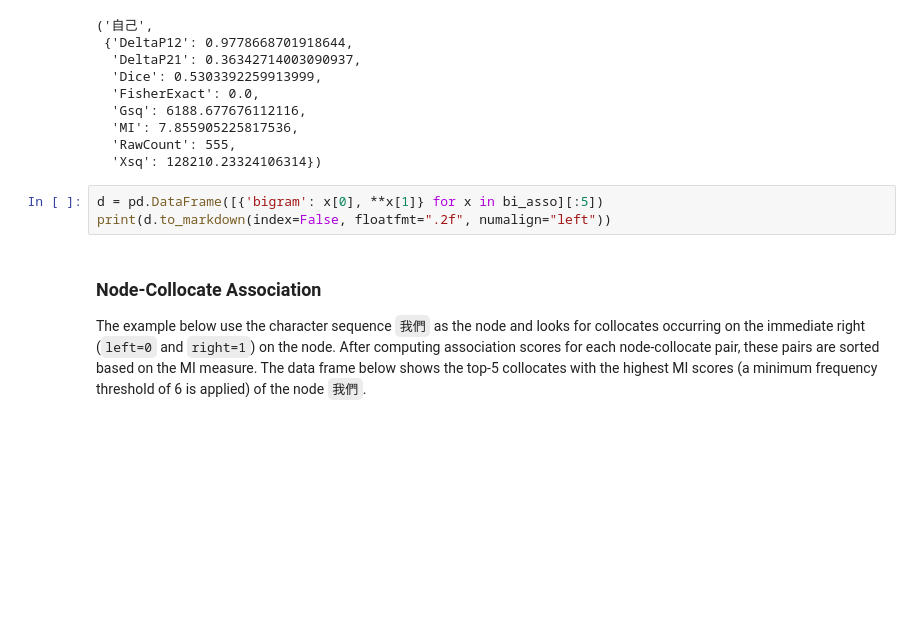
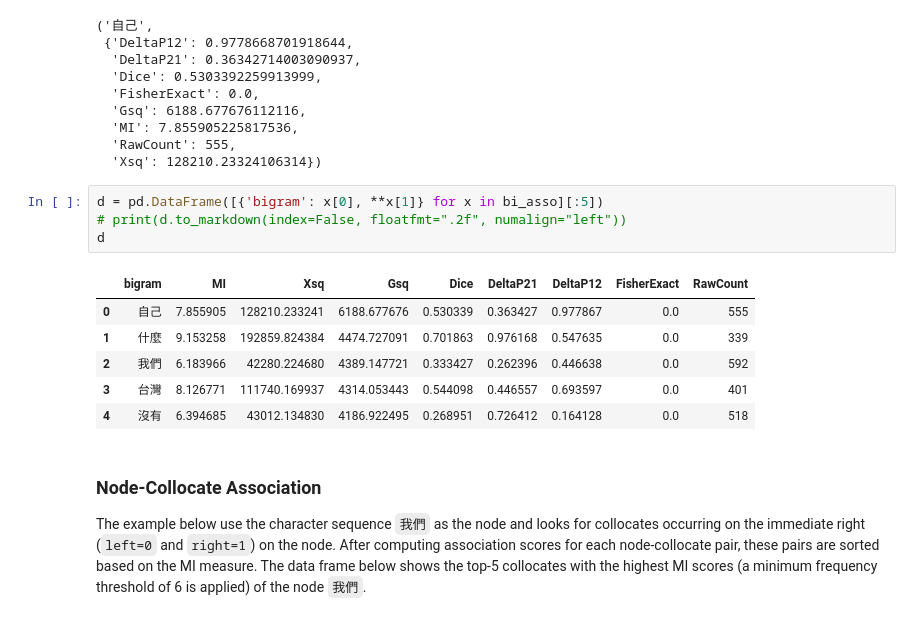
Before and after one commit to liao961120/dcctk, a Jupyter notebook: docs_source/nb/corpusAnalysis.ipynb, the cells around one changed output. Drawn from its saved outputs; the diff is of its cells as text; blank space fills up the shorter version.

```diff
--- a/docs_source/nb/corpusAnalysis.ipynb
+++ b/docs_source/nb/corpusAnalysis.ipynb
@@ -306,7 +324,15 @@ bi_asso[0]
   'Xsq': 128210.23324106314})
 # %%
 d = pd.DataFrame([{'bigram': x[0], **x[1]} for x in bi_asso][:5])
-print(d.to_markdown(index=False, floatfmt=".2f", numalign="left"))
+# print(d.to_markdown(index=False, floatfmt=".2f", numalign="left"))
+d
+# %% [output]
+|  | bigram | MI | Xsq | Gsq | Dice | DeltaP21 | DeltaP12 | FisherExact | RawCount |
+| 0 | 自己 | 7.855905 | 128210.233241 | 6188.677676 | 0.530339 | 0.363427 | 0.977867 | 0.0 | 555 |
+| 1 | 什麼 | 9.153258 | 192859.824384 | 4474.727091 | 0.701863 | 0.976168 | 0.547635 | 0.0 | 339 |
+| 2 | 我們 | 6.183966 | 42280.224680 | 4389.147721 | 0.333427 | 0.262396 | 0.446638 | 0.0 | 592 |
+| 3 | 台灣 | 8.126771 | 111740.169937 | 4314.053443 | 0.544098 | 0.446557 | 0.693597 | 0.0 | 401 |
+| 4 | 沒有 | 6.394685 | 43012.134830 | 4186.922495 | 0.268951 | 0.726412 | 0.164128 | 0.0 | 518 |
 # %% [markdown]
 ### Node-Collocate Association
 
```
Also changed, not shown: parts of 8 cells of this notebook.
